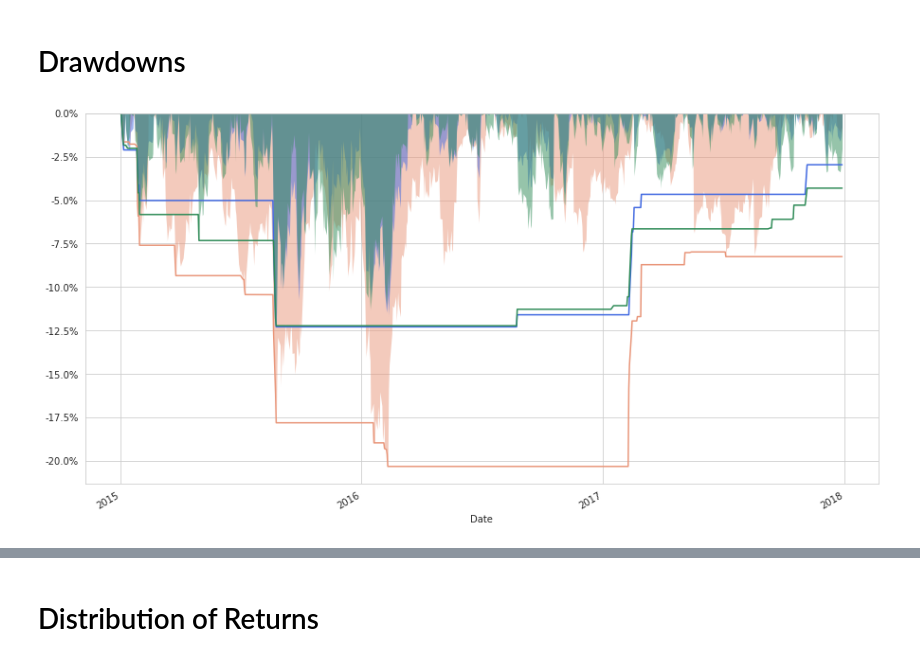
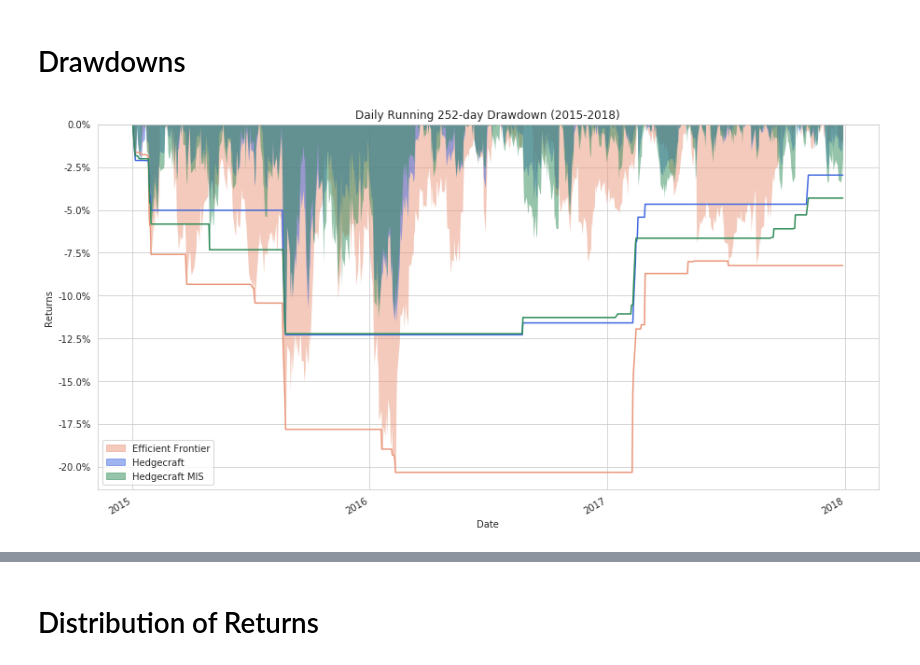
Before and after one commit to mayabenowitz/Hedgecraft, a Jupyter notebook: notebooks/Hedgecraft.ipynb, the cells around one changed output, grey strips where cells are left out. Saved outputs shown, nothing was run; the diff lists cells and outputs as text; code cells hidden in the pictures.

```diff
--- a/notebooks/Hedgecraft.ipynb
+++ b/notebooks/Hedgecraft.ipynb
@@ -1628,6 +1663,7 @@ with sns.axes_style('whitegrid'):
     # renders xticks, sets ylabel, and turns legend on
     ax.xaxis.set_major_locator(xtick_locator)
     ax.xaxis.set_major_formatter(xtick_formatter)
+    ax.set_title('Model Performance (2015-2018)')
     ax.set_ylabel('Returns')
     ax.legend()
 
@@ -1659,35 +1686,48 @@ returns_summary
 # %% [markdown]
 # Drawdowns
 # %%
+# imports tool to build legends
+import matplotlib.patches as mpatches
+
 with sns.axes_style('whitegrid'):
     # initializes figure and axis
     fig = plt.figure(figsize=(15,8))
     ax = fig.add_subplot(111)
 
     # gets xtick postions for datetime objects, set minimum number of xticks to 3
     xtick_locator = AutoDateLocator(minticks=3)
 
     # aesthetically formats xticks
     xtick_formatter = AutoDateFormatter(xtick_locator)
 
     ef_daily_drawdown.plot.area(ax=ax, linewidth=0, alpha=0.5, color='darksalmon')
     ef_max_daily_drawdown.plot(color='darksalmon')
 
     daily_drawdown.plot.area(ax=ax, linewidth=0, alpha=0.5, color='royalblue')
     max_daily_drawdown.plot(color='royalblue')
 
     mis_daily_drawdown.plot.area(ax=ax, linewidth=0, alpha=0.5, color='seagreen')
     mis_max_daily_drawdown.plot(color='seagreen')
 
     # renders xticks, sets ylabel, and turns legend on
     ax.xaxis.set_major_locator(xtick_locator)
     ax.xaxis.set_major_formatter(xtick_formatter)
 
+    ax.set_ylabel('Returns')
+
+    # sets legend patches color and labels
+    ef_patch = mpatches.Patch(color='darksalmon', label='Efficient Frontier', alpha=0.5)
+    patch = mpatches.Patch(color='royalblue', label='Hedgecraft', alpha=0.5)
+    mis_patch = mpatches.Patch(color='seagreen', label='Hedgecraft MIS', alpha=0.5)
+
+    # turns legend on with patches
+    plt.legend(handles=[ef_patch, patch, mis_patch])
 
     plt.tick_params(left=False, bottom=False)
+    plt.title('Daily Running 252-day Drawdown (2015-2018)')
 
      # gets ytick labels and converts to pct format
     vals = ax.get_yticks()
     ax.set_yticklabels([str(round(x*100,2)) + '%' for x in vals])
 # %% [output]
-[figure, old version]
+[figure, new version]
```
Also changed, not shown: parts of 25 cells of this notebook.
